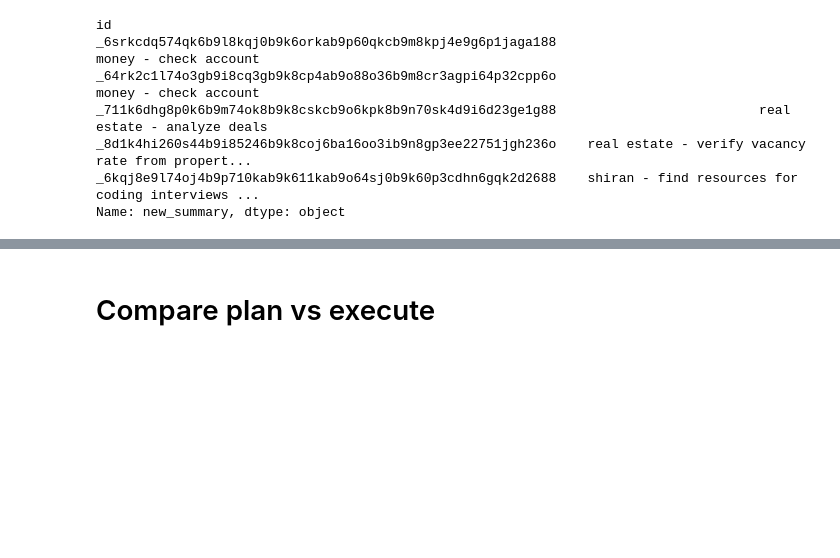
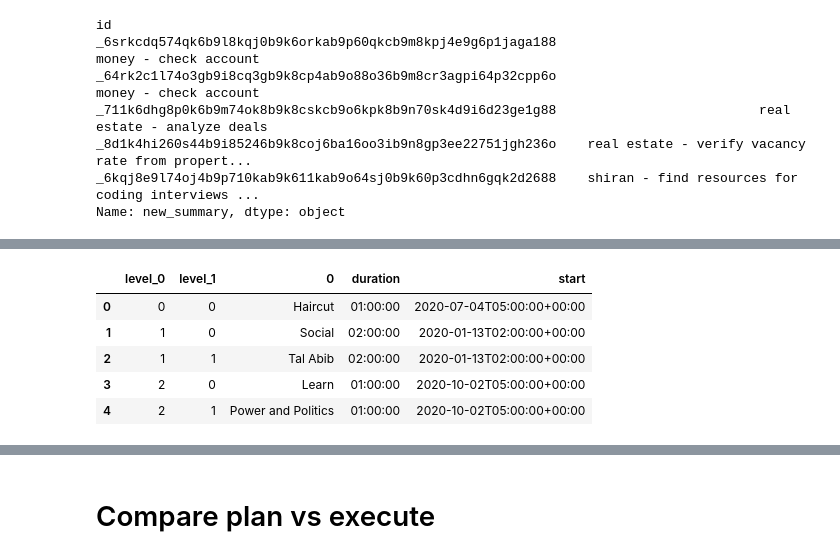
Before and after one commit to jvalansi/notebooks, a Jupyter notebook: calendar_analysis.ipynb, the cells around one changed output, grey strips where cells are left out. Cells and saved outputs as stored; diff of their text form; code cells hidden in the pictures; blank space fills up the shorter version.

```diff
--- a/calendar_analysis.ipynb
+++ b/calendar_analysis.ipynb
@@ -453,0 +468,9 @@ tags.head()
+# %%
+tags.head()
+# %% [output]
+|  | level_0 | level_1 | 0 | duration | start |
+| 0 | 0 | 0 | Haircut | 01:00:00 | 2020-07-04T05:00:00+00:00 |
+| 1 | 1 | 0 | Social | 02:00:00 | 2020-01-13T02:00:00+00:00 |
+| 2 | 1 | 1 | Tal Abib | 02:00:00 | 2020-01-13T02:00:00+00:00 |
+| 3 | 2 | 0 | Learn | 01:00:00 | 2020-10-02T05:00:00+00:00 |
+| 4 | 2 | 1 | Power and Politics | 01:00:00 | 2020-10-02T05:00:00+00:00 |
```
Also changed, not shown: parts of 65 cells of this notebook, 4 other files.
